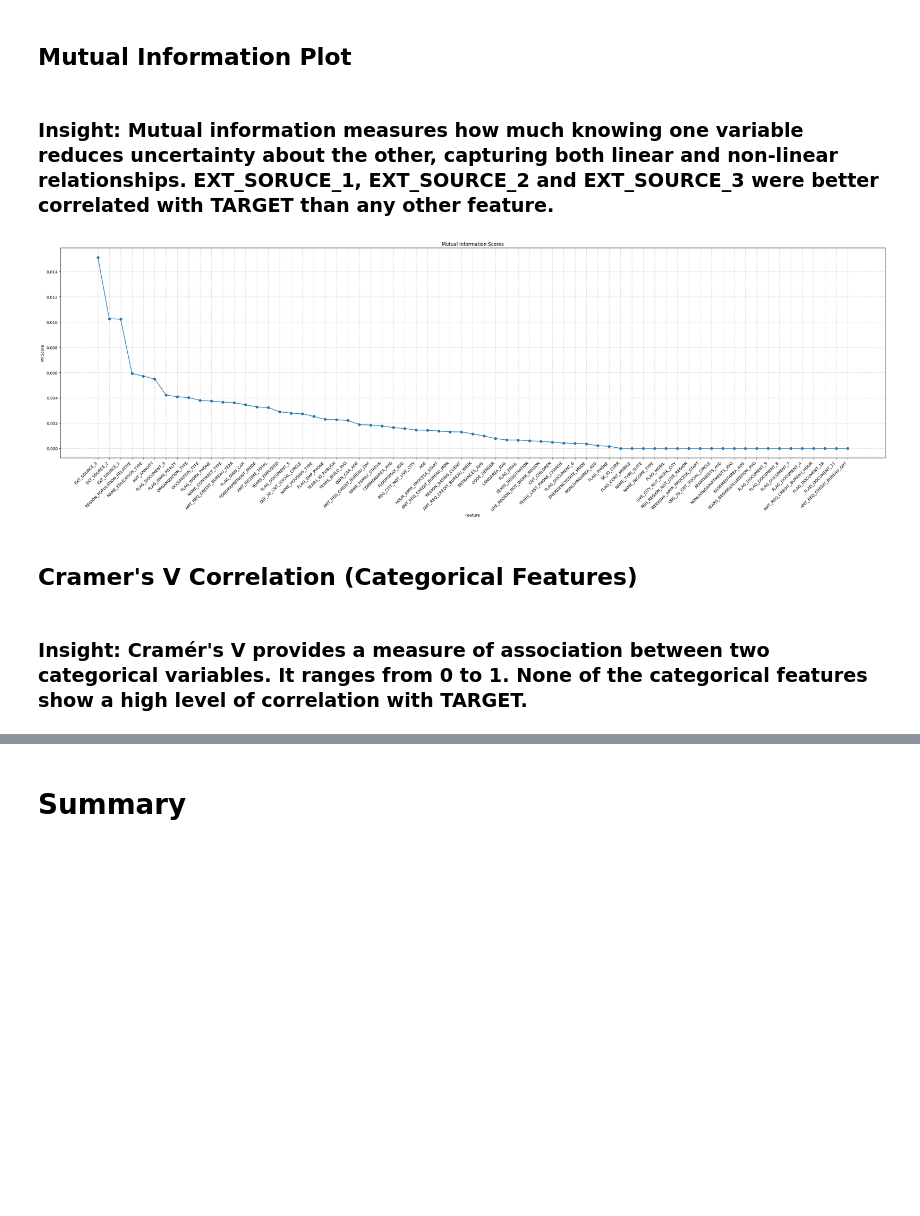
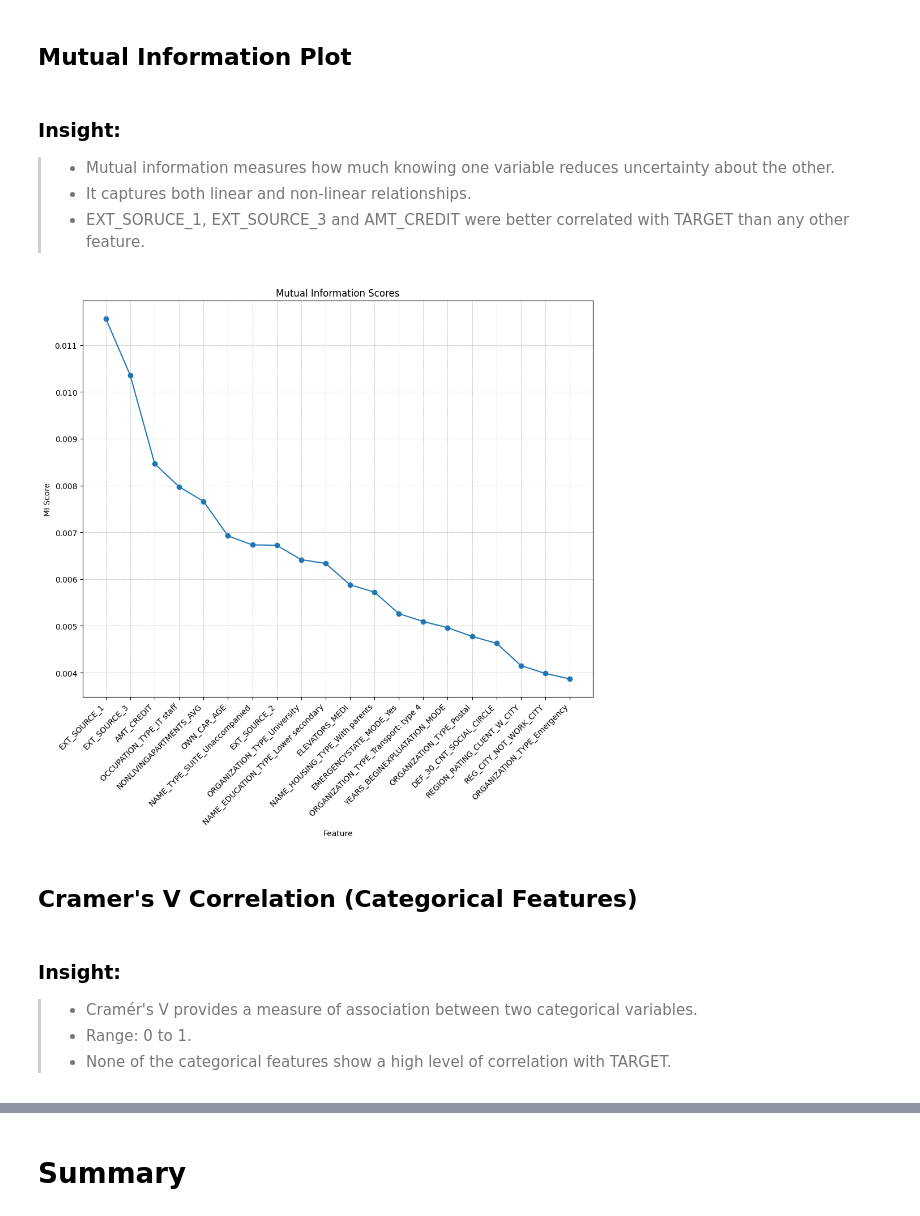
Before and after one commit to KevinNourian/Risk, a Jupyter notebook: Risk/3.0 EDA.ipynb, the cells around one changed output, grey strips where cells are left out. Saved outputs shown, nothing was run; the diff lists cells and outputs as text; code cells hidden in the pictures; blank space fills up the shorter version.

```diff
--- a/Risk/3.0 EDA.ipynb
+++ b/Risk/3.0 EDA.ipynb
@@ -464,23 +472,38 @@ train = dcf.fit_transform(train)
 # %% [markdown]
 ## **Mutual Information Plot**
 # %% [markdown]
-### **Insight:** Mutual information measures how much knowing one variable reduces uncertainty about the other, capturing both linear and non-linear relationships. EXT_SORUCE_1, EXT_SOURCE_2 and EXT_SOURCE_3 were better correlated with TARGET than any other feature.
+### **Insight:**
+> * Mutual information measures how much knowing one variable reduces uncertainty about the other.
+> * It captures both linear and non-linear relationships.
+> * EXT_SORUCE_1, EXT_SOURCE_3 and AMT_CREDIT were better correlated with TARGET than any other feature.
 # %%
 features = train.drop(columns=['TARGET'])
 target = train['TARGET']
 
 features = features.dropna()
 target = target[features.index]
+
 features = pd.get_dummies(features, drop_first=True)
 
 mi_scores = mutual_info_classif(features, target)
-functions.create_plot_mi_scores(features, mi_scores)
+
+mi_scores_df = pd.DataFrame({'Feature': features.columns, 'MI Score': mi_scores})
+mi_scores_df = mi_scores_df.sort_values(by='MI Score', ascending=False)
+
+top_20_features = mi_scores_df.head(20)['Feature']
+
+features_top_20 = features[top_20_features]
+
+functions.create_plot_mi_scores(features_top_20, mi_scores_df.head(20)['MI Score'].values)
 # %% [output]
-[figure, old version]
+[figure, new version]
 # %% [markdown]
 ## **Cramer's V Correlation (Categorical Features)**
 # %% [markdown]
-### **Insight:** Cramér's V provides a measure of association between two categorical variables. It ranges from 0 to 1. None of the categorical features show a high level of correlation with TARGET.
+### **Insight:**
+> * Cramér's V provides a measure of association between two categorical variables. </BR>
+> * Range: 0 to 1. </BR>
+> * None of the categorical features show a high level of correlation with TARGET. </BR>
 # %%
 def cramers_v(chi2, n, table):
     min_dim = min(table.shape) - 1
```
Also changed, not shown: parts of 3 cells of this notebook, 6 other files.
